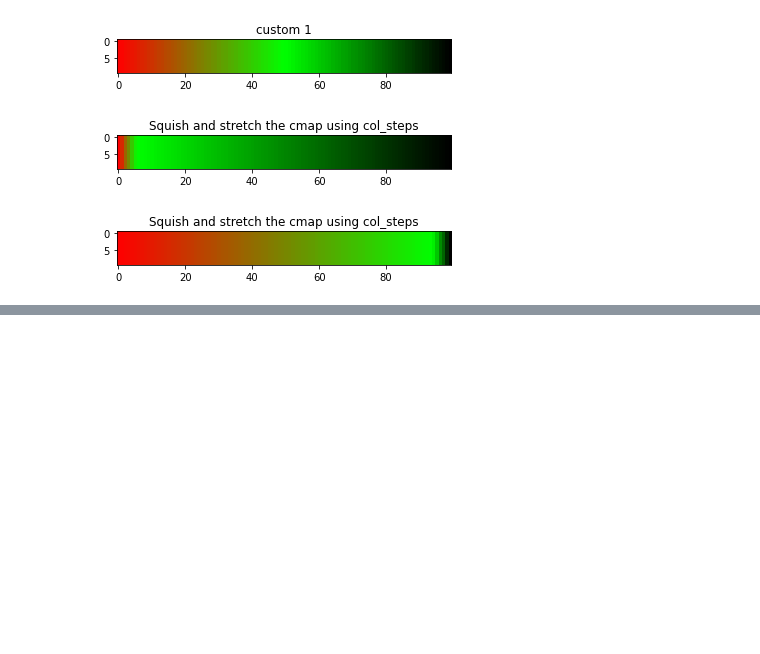
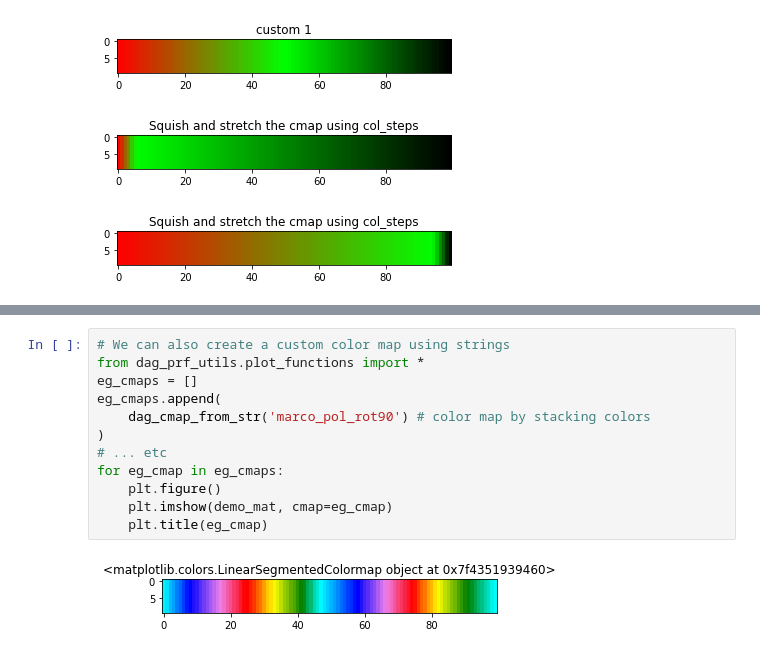
Before and after one commit to mdaghlian/dag_prf_utils, a Jupyter notebook: suface_examples.ipynb, the cells around one changed output, grey strips where cells are left out. Cells and saved outputs as stored; diff of their text form; blank space fills up the shorter version.

```diff
--- a/suface_examples.ipynb
+++ b/suface_examples.ipynb
@@ -565,0 +575,14 @@ saving cmap temp
+# %%
+# We can also create a custom color map using strings
+from dag_prf_utils.plot_functions import *
+eg_cmaps = []
+eg_cmaps.append(
+    dag_cmap_from_str('marco_pol_rot90') # color map by stacking colors
+)
+# ... etc
+for eg_cmap in eg_cmaps:
+    plt.figure()
+    plt.imshow(demo_mat, cmap=eg_cmap)
+    plt.title(eg_cmap)
+# %% [output]
+[figure, added]
```
Also changed, not shown: parts of 4 cells of this notebook, 3 other files.
